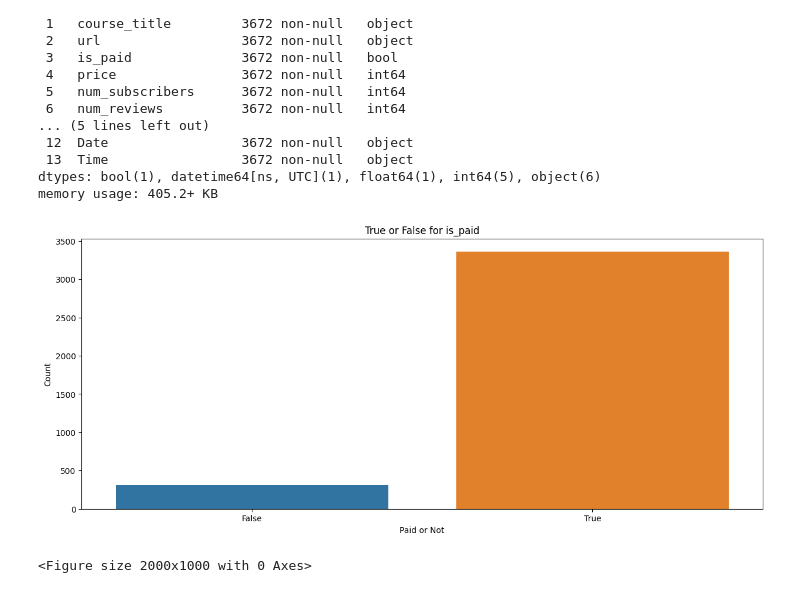
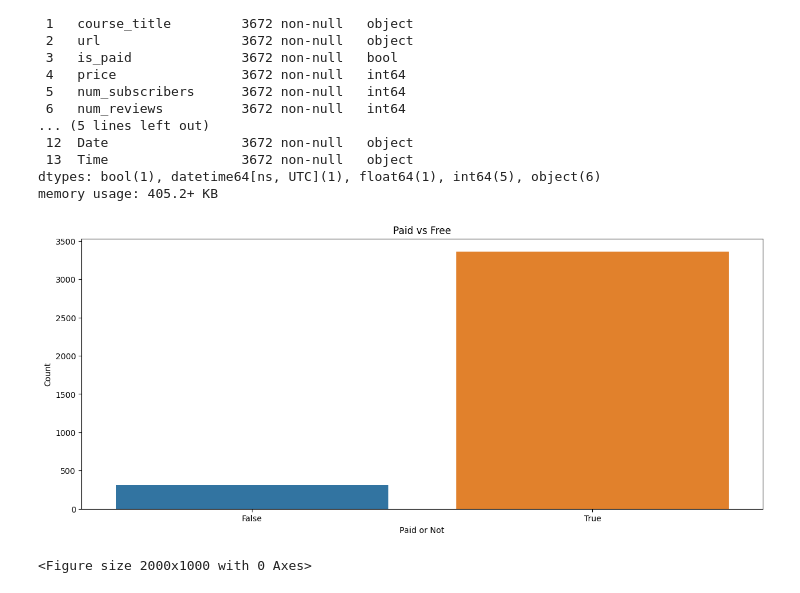
Before and after one commit to pratapjay/DataAnalysis-Casestudy, a Jupyter notebook: udemy_courses.ipynb, the cells around one changed output. Drawn from its saved outputs; the diff is of its cells as text; code cells hidden in the pictures.

```diff
--- a/udemy_courses.ipynb
+++ b/udemy_courses.ipynb
@@ -110,12 +126,12 @@ memory usage: 405.2+ KB
 # %%
 plt.figure(figsize=(15,6))
 sns.countplot(x='is_paid',data=df)
-plt.title('True or False for is_paid')
+plt.title('Paid vs Free')
 plt.ylabel('Count')
 plt.xlabel('Paid or Not')
 plt.show()
 # %% [output]
-[figure, old version]
+[figure, new version]
 # %%
 plt.figure(figsize=(20,10))
 sns.pairplot(df)
```
Also changed, not shown: parts of 5 cells of this notebook.
